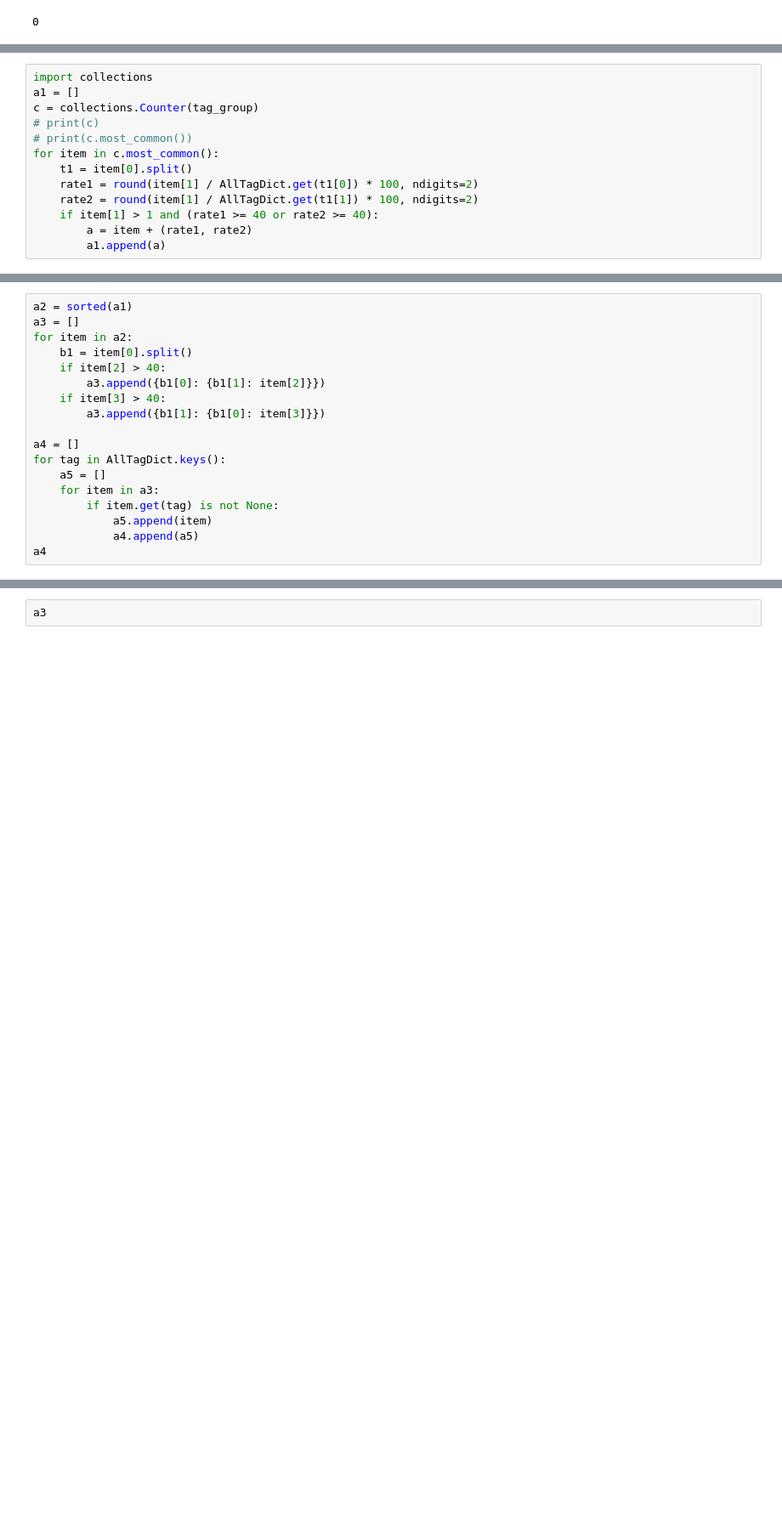
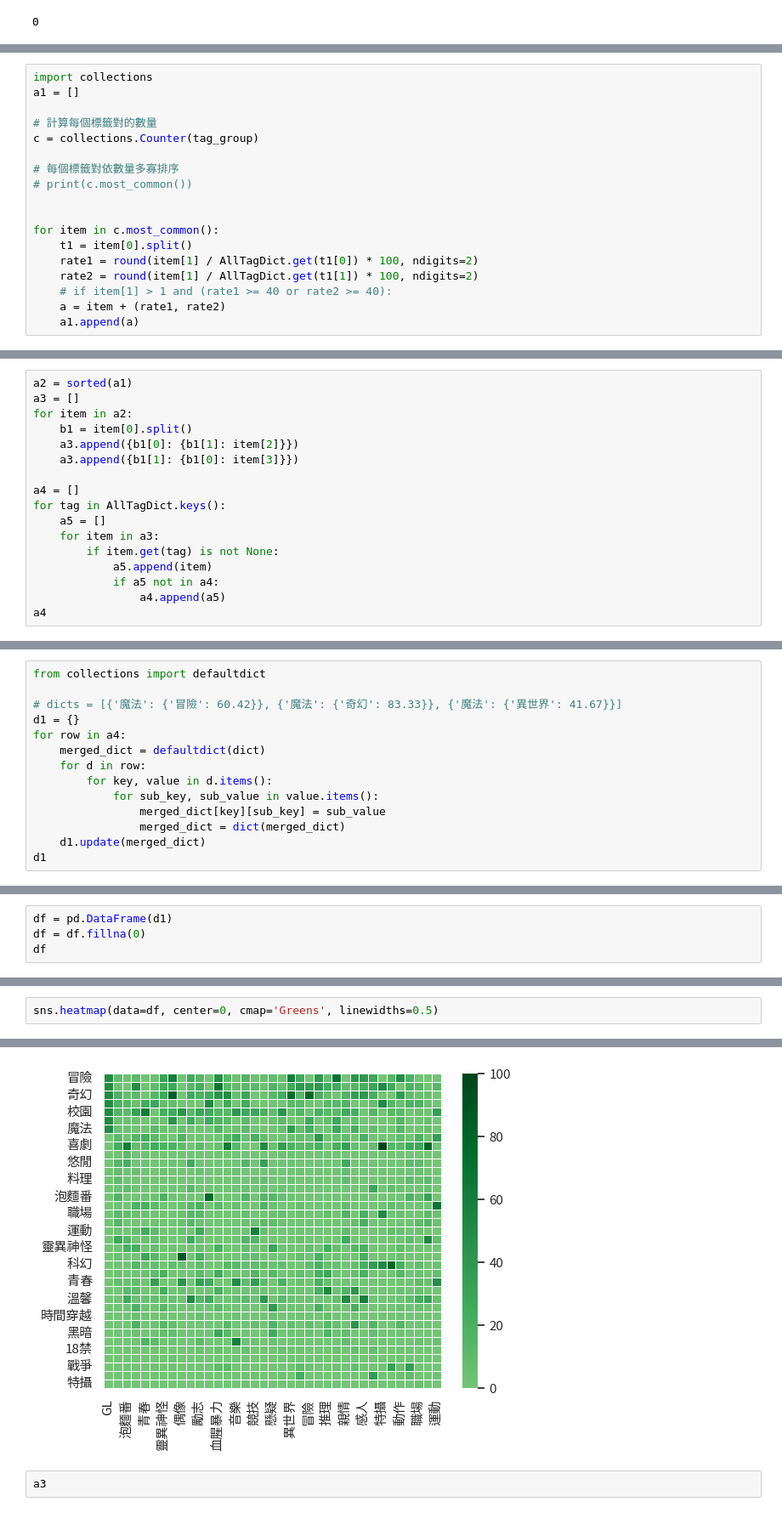
Before and after one commit to hsiaoyt0923/Anime_View_Number_Regression, a Jupyter notebook: graph.ipynb, the cells around one changed output, grey strips where cells are left out. Shown at 85% size. Cells and saved outputs as stored; diff of their text form; blank space fills up the shorter version.

```diff
--- a/graph.ipynb
+++ b/graph.ipynb
@@ -463,14 +463,19 @@ df_ratio
 # %%
 import collections
 a1 = []
+
+# 計算每個標籤對的數量
 c = collections.Counter(tag_group)
-# print(c)
+
+# 每個標籤對依數量多寡排序
 # print(c.most_common())
+
+
 for item in c.most_common():
     t1 = item[0].split()
     rate1 = round(item[1] / AllTagDict.get(t1[0]) * 100, ndigits=2)
     rate2 = round(item[1] / AllTagDict.get(t1[1]) * 100, ndigits=2)
-    if item[1] > 1 and (rate1 >= 40 or rate2 >= 40):
-        a = item + (rate1, rate2)
-        a1.append(a)
+    # if item[1] > 1 and (rate1 >= 40 or rate2 >= 40):
+    a = item + (rate1, rate2)
+    a1.append(a)
 # %%
@@ -502,10 +487,8 @@ a2 = sorted(a1)
 a3 = []
 for item in a2:
     b1 = item[0].split()
-    if item[2] > 40:
-        a3.append({b1[0]: {b1[1]: item[2]}})
-    if item[3] > 40:
-        a3.append({b1[1]: {b1[0]: item[3]}})
+    a3.append({b1[0]: {b1[1]: item[2]}})
+    a3.append({b1[1]: {b1[0]: item[3]}})
 
 a4 = []
 for tag in AllTagDict.keys():
@@ -513,6 +496,7 @@ for tag in AllTagDict.keys():
     for item in a3:
         if item.get(tag) is not None:
             a5.append(item)
-            a4.append(a5)
+            if a5 not in a4:
+                a4.append(a5)
 a4
 # %% [output]
@@ -555,0 +520,14 @@ a2
+# %%
+from collections import defaultdict
+
+# dicts = [{'魔法': {'冒險': 60.42}}, {'魔法': {'奇幻': 83.33}}, {'魔法': {'異世界': 41.67}}]
+d1 = {}
+for row in a4:
+    merged_dict = defaultdict(dict)
+    for d in row:
+        for key, value in d.items():
+            for sub_key, sub_value in value.items():
+                merged_dict[key][sub_key] = sub_value
+                merged_dict = dict(merged_dict)
+    d1.update(merged_dict)
+d1
@@ -555,0 +552,4 @@ a2
+# %%
+df = pd.DataFrame(d1)
+df = df.fillna(0)
+df
@@ -555,0 +575,3 @@ a2
+# %%
+sns.heatmap(data=df, center=0, cmap='Greens', linewidths=0.5)
+# %% [output]
@@ -556,3 +579,4 @@ a2
+[figure, added]
 # %%
 a3
 # %% [output]
```
Also changed, not shown: parts of 8 cells of this notebook.
